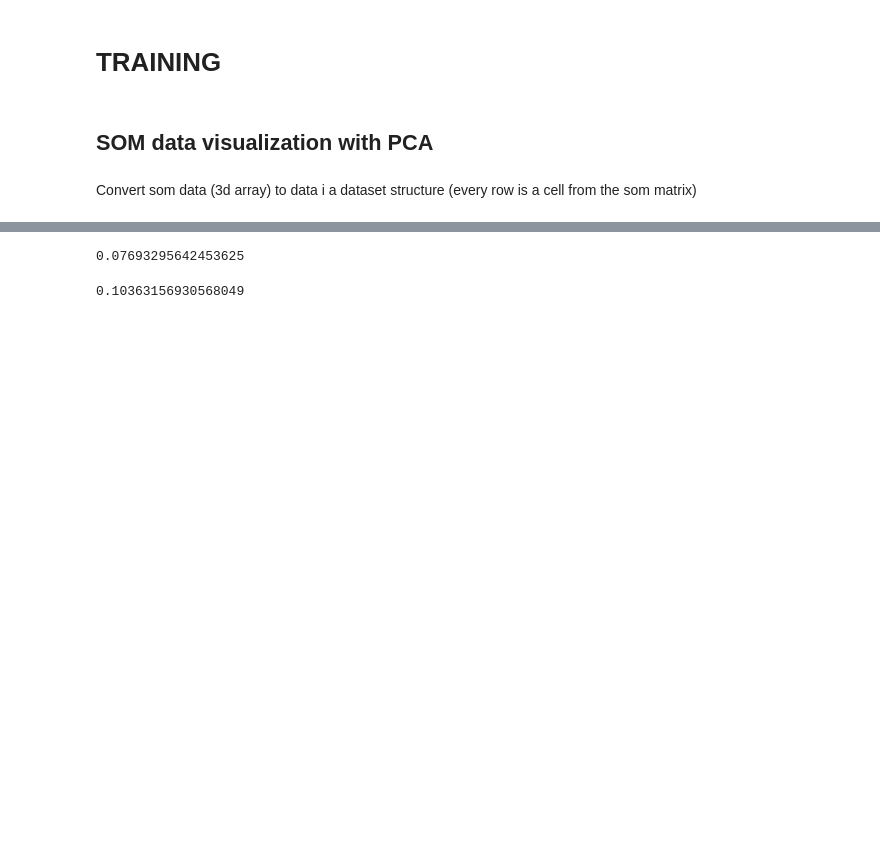
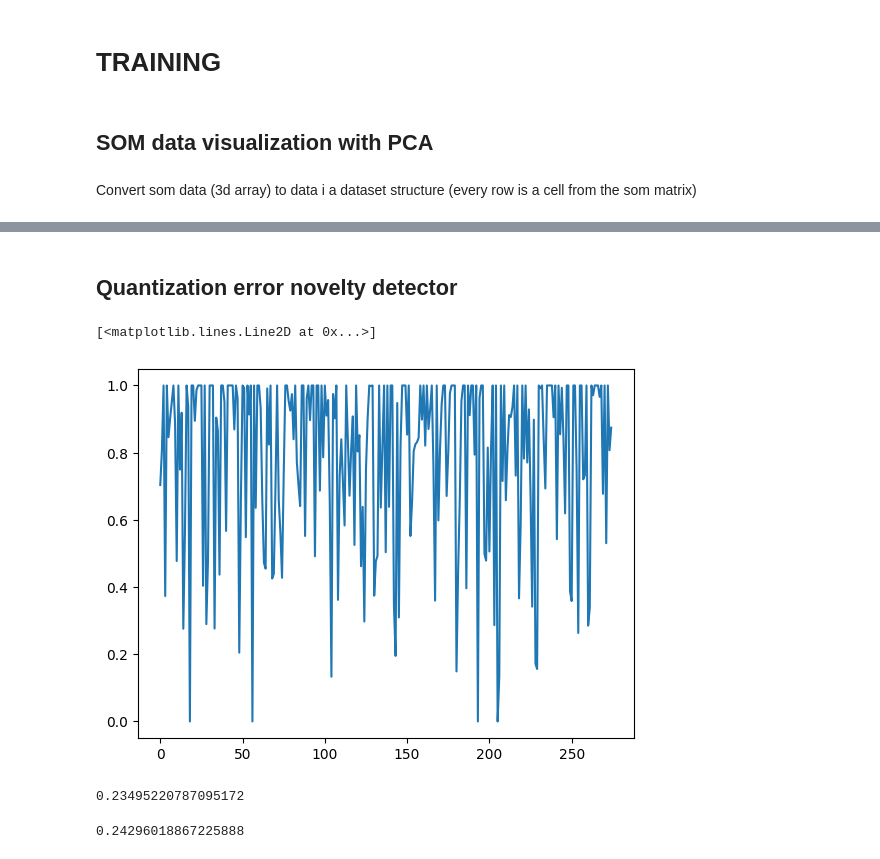
Before and after one commit to opticsensors/HVAC-predictive-control, a Jupyter notebook: notebooks/2.0-custom-som-implementation.ipynb, the cells around one changed output, grey strips where cells are left out. Saved outputs shown, nothing was run; the diff lists cells and outputs as text; code cells hidden in the pictures; blank space fills up the shorter version.

```diff
--- a/notebooks/2.0-custom-som-implementation.ipynb
+++ b/notebooks/2.0-custom-som-implementation.ipynb
@@ -249,10 +137,12 @@ def quantization_error_broadcasted(data, som):
-# %%
-training_qt_err=quantization_error(train_x_norm, som)
-training_qt_err
-# %% [output]
-0.07693295642453625
-# %%
-test_qt_error=quantization_error(test_x_norm, som)
-test_qt_error
-# %% [output]
-0.10363156930568049
+# %% [markdown]
+## Quantization error novelty detector
+# %%
+from novelty_detection.som_novelty_detectors import Quantization_Error
+
+model=Quantization_Error(som)
+metric=model.evaluate(train_x_norm, test_x_norm)
+# %%
+plt.plot(np.arange(test_x_norm.shape[0]), metric)
+# %% [output]
+[<matplotlib.lines.Line2D at 0x...>]
+[figure, added]
@@ -258,0 +160,8 @@ test_qt_error
+# %%
+dmax_training
+# %% [output]
+0.23495220787095172
+# %%
+np.array(l_dmin).max()
+# %% [output]
+0.24296018867225888
```
Also changed, not shown: parts of 20 cells of this notebook, 9 other files.
